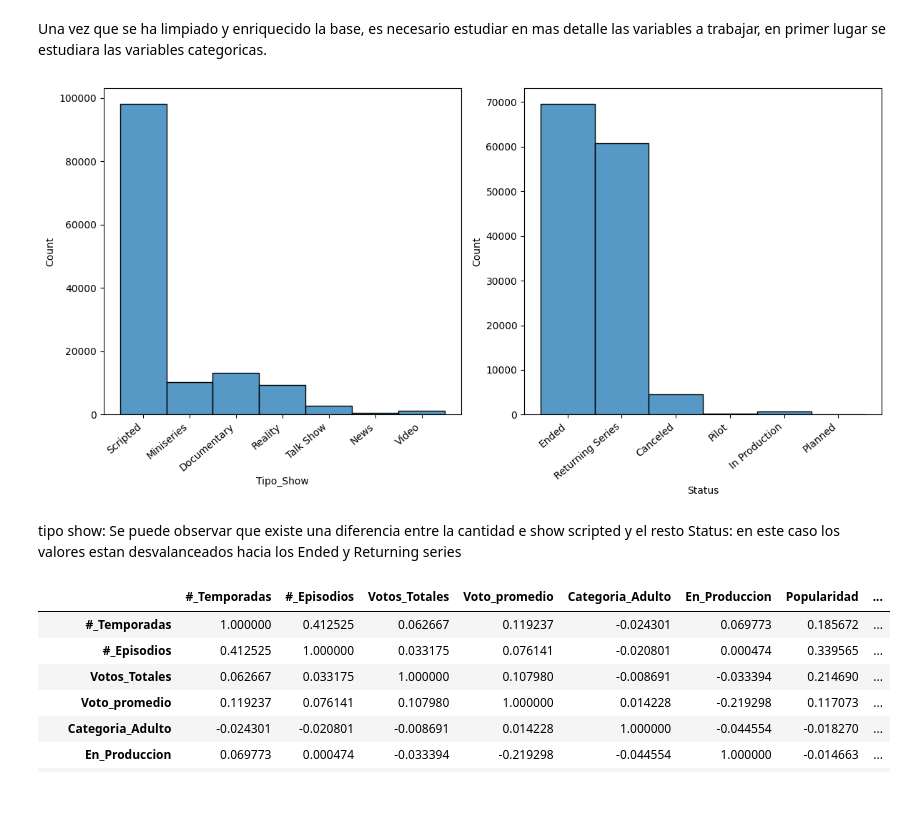
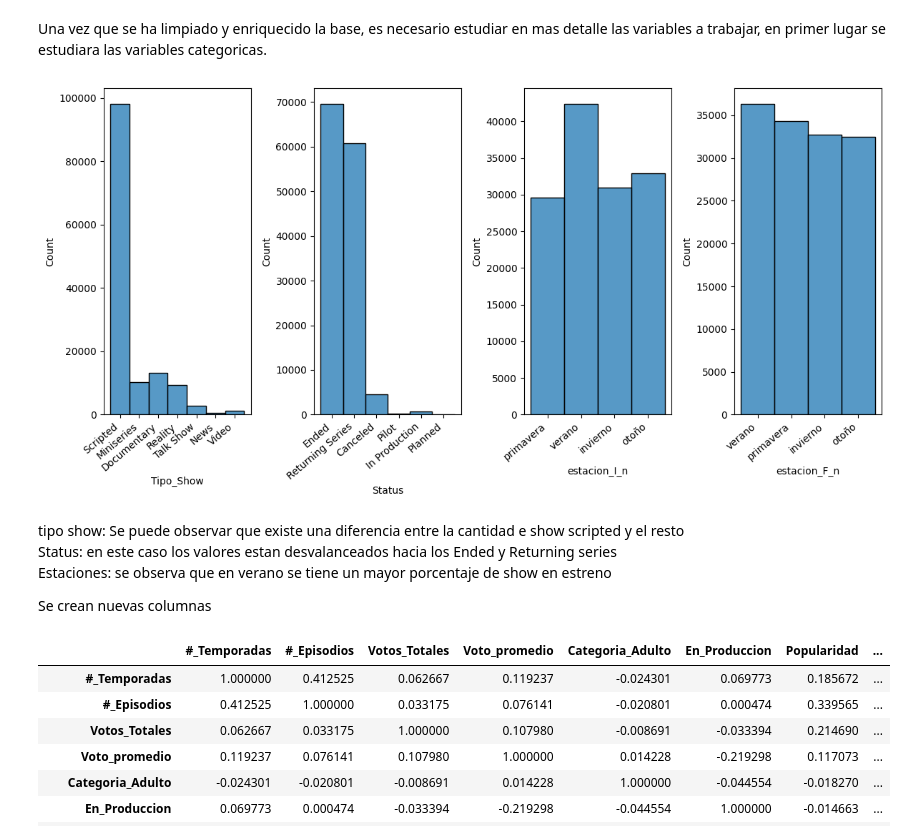
Before and after one commit to PedroJofreEsc/popularidad-de-series, a Jupyter notebook: popularidad de series Jofre.ipynb, the cells around one changed output. Saved outputs shown, nothing was run; the diff lists cells and outputs as text; code cells hidden in the pictures; blank space fills up the shorter version.

```diff
--- a/popularidad de series Jofre.ipynb
+++ b/popularidad de series Jofre.ipynb
@@ -146,25 +146,31 @@ tmdb.head()
 # %% [markdown]
 Una vez que se ha limpiado y enriquecido la base, es necesario estudiar en mas detalle las variables a trabajar, en primer lugar se estudiara las variables categoricas.
 # %%
-fig, axis = plt.subplots(1, 2, figsize = (12, 6))
+fig, axis = plt.subplots(1, 4, figsize = (12, 6))
 
 # Crear un histograma múltiple
 ax1=sns.histplot(ax = axis[ 0], data = tmdb, x = "Tipo_Show")
 ax2=sns.histplot(ax = axis[1], data = tmdb, x = "Status")
-
+ax3=sns.histplot(ax = axis[ 2], data = tmdb, x = "estacion_I_n")
+ax4=sns.histplot(ax = axis[3], data = tmdb, x = "estacion_F_n")
 
 # Ajustar el layout
 ax1.set_xticklabels(ax1.get_xticklabels(), rotation=40, ha="right")
 ax2.set_xticklabels(ax2.get_xticklabels(), rotation=40, ha="right")
+ax3.set_xticklabels(ax3.get_xticklabels(), rotation=40, ha="right")
+ax4.set_xticklabels(ax4.get_xticklabels(), rotation=40, ha="right")
 plt.tight_layout()
 
 # Mostrar el plot
 plt.show()
 # %% [output]
-[figure, old version]
+[figure, new version]
 # %% [markdown]
-tipo show: Se puede observar que existe una diferencia entre la cantidad e show scripted y el resto
-Status: en este caso los valores estan desvalanceados hacia los Ended y Returning series
+tipo show: Se puede observar que existe una diferencia entre la cantidad e show scripted y el resto<br>
+Status: en este caso los valores estan desvalanceados hacia los Ended y Returning series <br>
+Estaciones: se observa que en verano se tiene un mayor porcentaje de show en estreno<br>
+
+Se crean nuevas columnas
 # %%
 tmdb_corr=tmdb.drop(columns=["Nombre_Serie","Fecha_Inicio","Fecha_Fin","Nombre_Original","estacion_I_n","estacion_F_n","Tipo_Show","Status","Pais_Origen"])
 tmdb_corr.corr()
```
Also changed, not shown: parts of 4 cells of this notebook.
